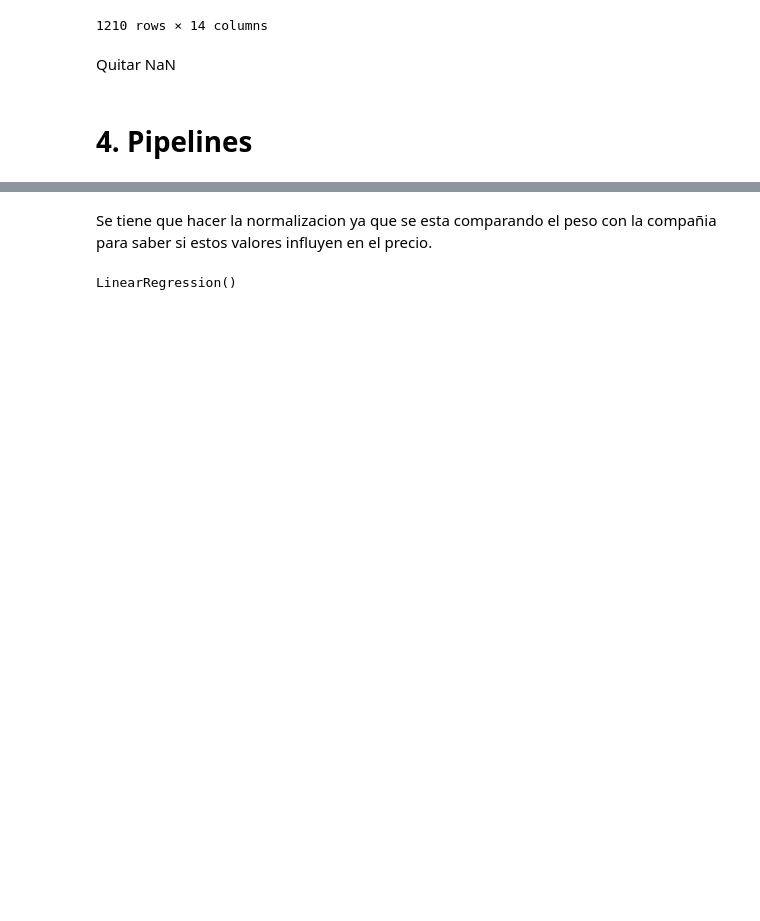
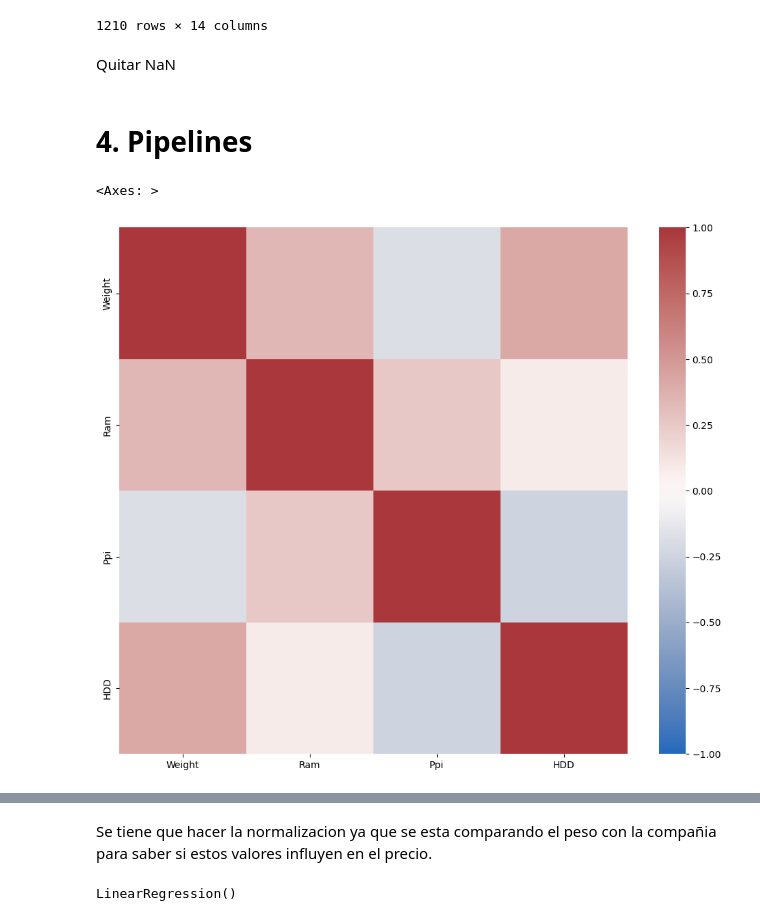
Before and after one commit to jf-garciam1/Lab-BI, a Jupyter notebook: Lab2/Lab2.ipynb, the cells around one changed output, grey strips where cells are left out. Saved outputs shown, nothing was run; the diff lists cells and outputs as text; code cells hidden in the pictures; blank space fills up the shorter version.

```diff
--- a/Lab2/Lab2.ipynb
+++ b/Lab2/Lab2.ipynb
@@ -621,7 +499,13 @@ Quitar NaN
 # %% [markdown]
 # 4. Pipelines
 # %%
-features = ["Gpu_brand", "Weight"]
+features = ["Gpu_brand", "Weight","Ram","Ppi","HDD"]
+# %%
+plt.figure(figsize = (12, 10))
+sns.heatmap(df_pc[features].corr(), cmap = 'vlag', vmin = -1, vmax = 1)
+# %% [output]
+<Axes: >
+[figure, added]
 # %%
 df_pc["Gpu_brand"].value_counts()
 # %% [output]
```
Also changed, not shown: parts of 31 cells of this notebook.
